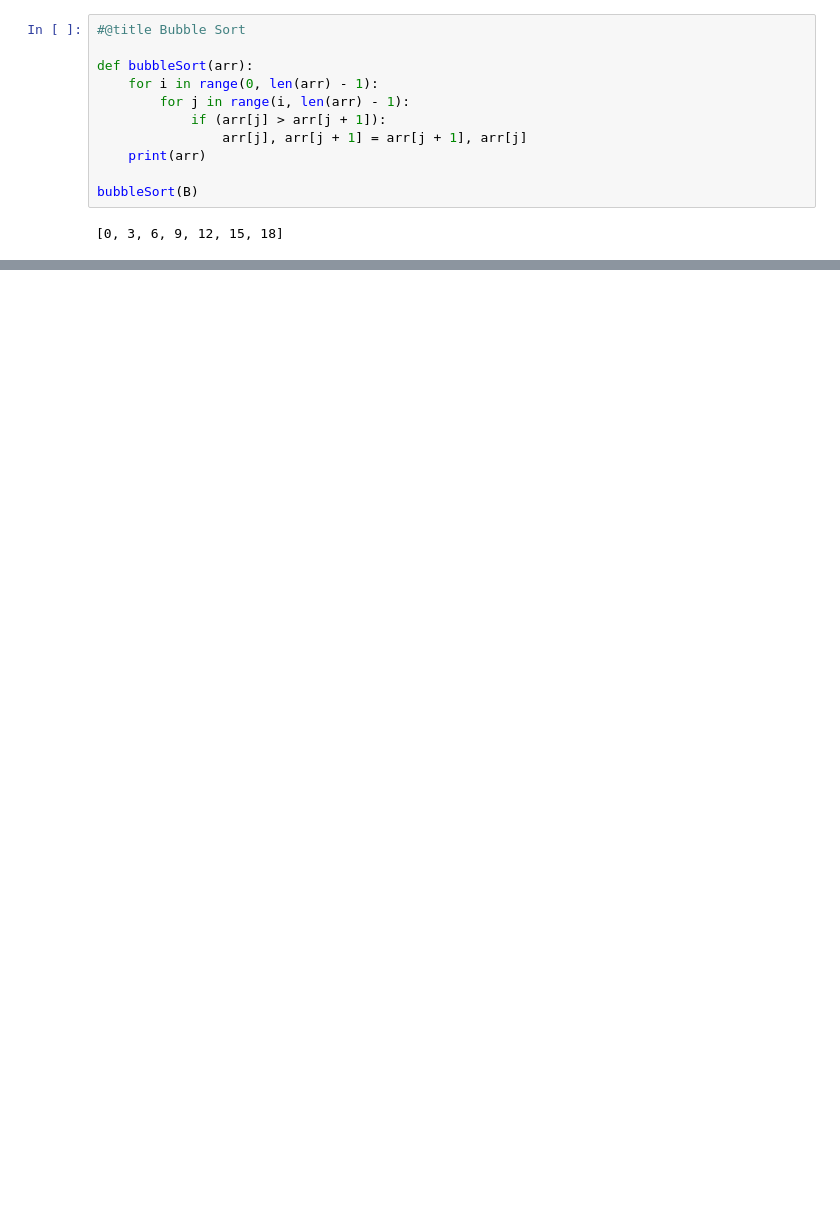
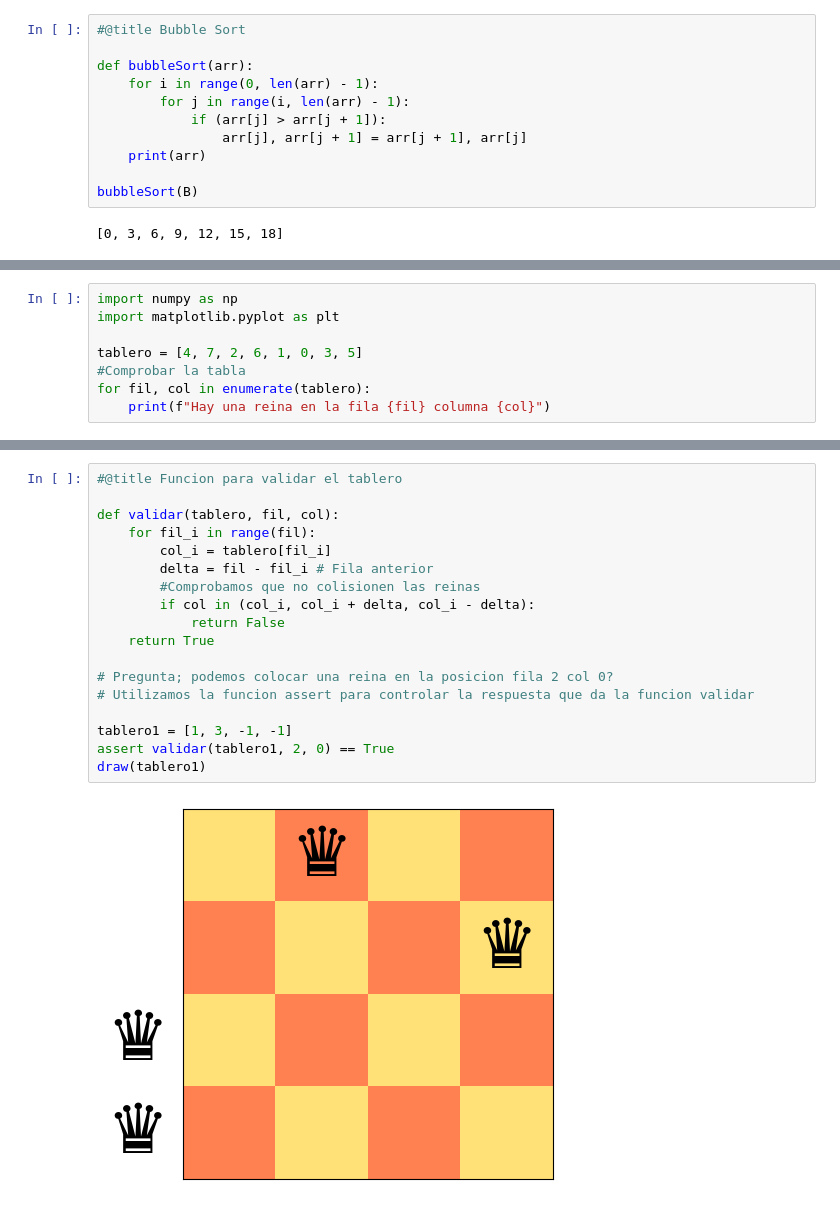
Before and after one commit to kitagawaowo/Colabs, a Jupyter notebook: week2.ipynb, the cells around one changed output, grey strips where cells are left out. Cells and saved outputs as stored; diff of their text form; blank space fills up the shorter version.

```diff
--- a/week2.ipynb
+++ b/week2.ipynb
@@ -80,0 +156,8 @@ bubbleSort(B)
+# %%
+import numpy as np
+import matplotlib.pyplot as plt
+
+tablero = [4, 7, 2, 6, 1, 0, 3, 5]
+#Comprobar la tabla
+for fil, col in enumerate(tablero):
+    print(f"Hay una reina en la fila {fil} columna {col}")
@@ -80,0 +173,20 @@ bubbleSort(B)
+# %%
+#@title Funcion para validar el tablero
+
+def validar(tablero, fil, col):
+    for fil_i in range(fil):
+        col_i = tablero[fil_i]
+        delta = fil - fil_i # Fila anterior
+        #Comprobamos que no colisionen las reinas
+        if col in (col_i, col_i + delta, col_i - delta):
+            return False
+    return True
+
+# Pregunta; podemos colocar una reina en la posicion fila 2 col 0?
+# Utilizamos la funcion assert para controlar la respuesta que da la funcion validar
+
+tablero1 = [1, 3, -1, -1]
+assert validar(tablero1, 2, 0) == True
+draw(tablero1)
+# %% [output]
+[figure, added]
```
Also changed, not shown: parts of 8 cells of this notebook.
